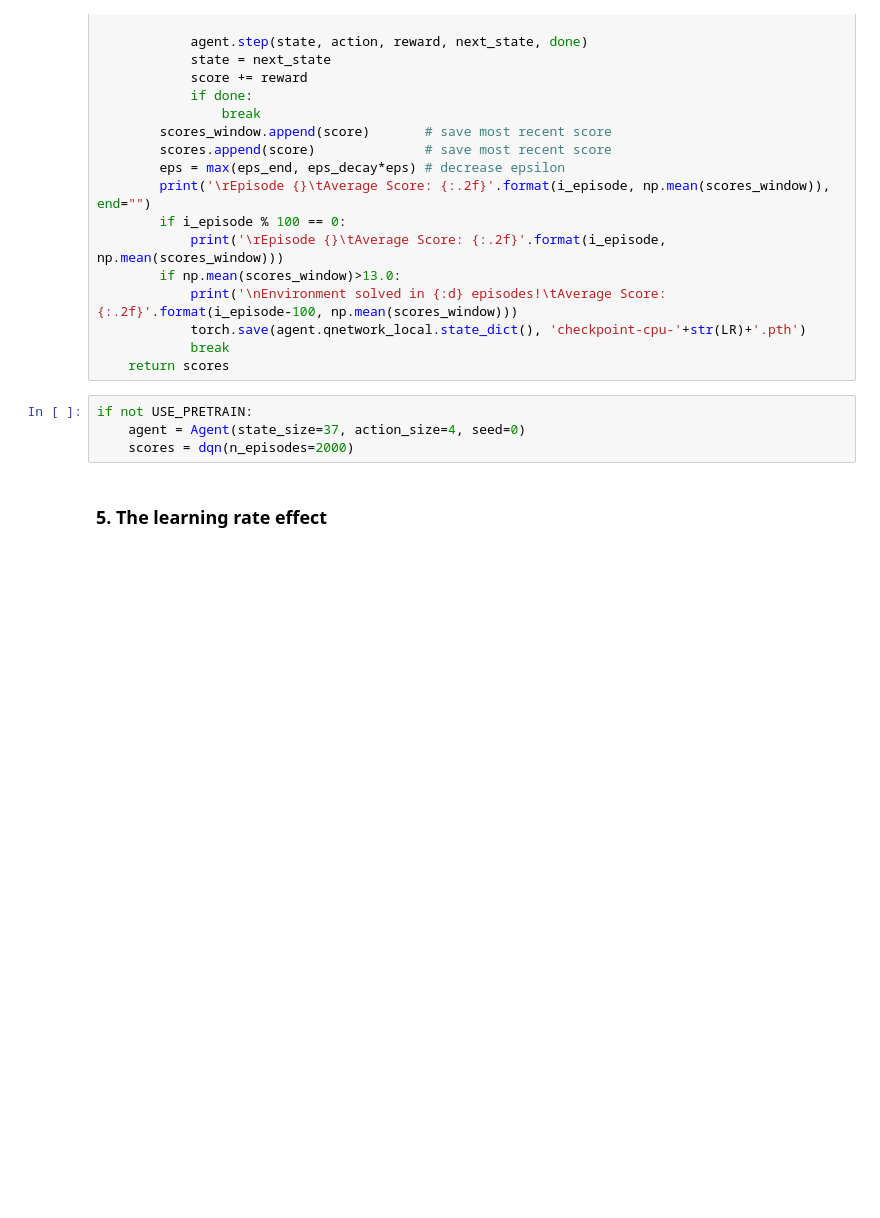
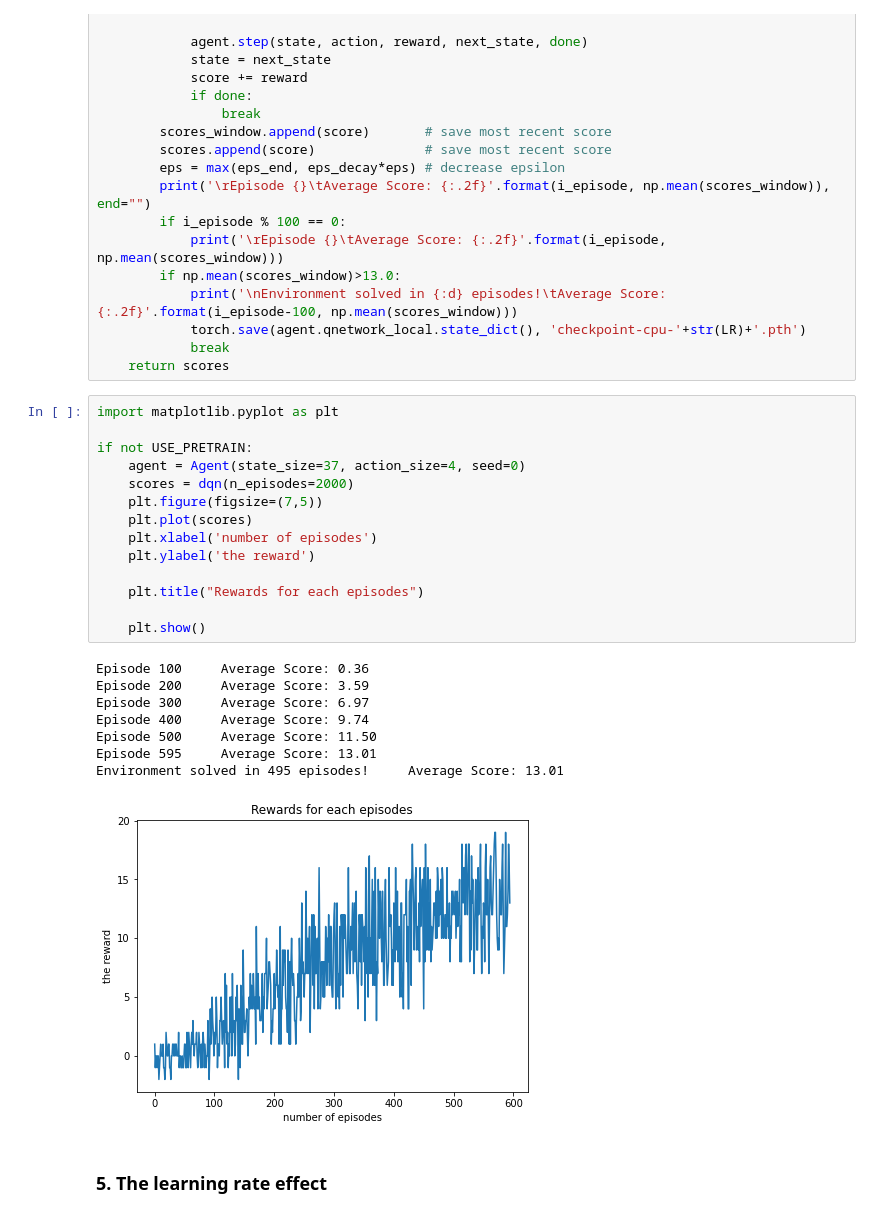
Before and after one commit to ebdundar/rl-collect-banana, a Jupyter notebook: Navigation.ipynb, the cells around one changed output. Drawn from its saved outputs; the diff is of its cells as text; blank space fills up the shorter version.

```diff
--- a/Navigation.ipynb
+++ b/Navigation.ipynb
@@ -362,9 +362,28 @@ def dqn(n_episodes=2000, max_t=1000, eps_start=1.0, eps_end=0.01, eps_decay=0.99
             break
     return scores
 # %%
+import matplotlib.pyplot as plt
+
 if not USE_PRETRAIN:
     agent = Agent(state_size=37, action_size=4, seed=0)
     scores = dqn(n_episodes=2000)
+    plt.figure(figsize=(7,5))
+    plt.plot(scores)
+    plt.xlabel('number of episodes')
+    plt.ylabel('the reward')
+
+    plt.title("Rewards for each episodes")
+
+    plt.show()
+# %% [output]
+Episode 100     Average Score: 0.36
+Episode 200     Average Score: 3.59
+Episode 300     Average Score: 6.97
+Episode 400     Average Score: 9.74
+Episode 500     Average Score: 11.50
+Episode 595     Average Score: 13.01
+Environment solved in 495 episodes!     Average Score: 13.01
+[figure, added]
 # %% [markdown]
 ### 5. The learning rate effect
 # %%
```
Also changed, not shown: parts of 6 cells of this notebook.
